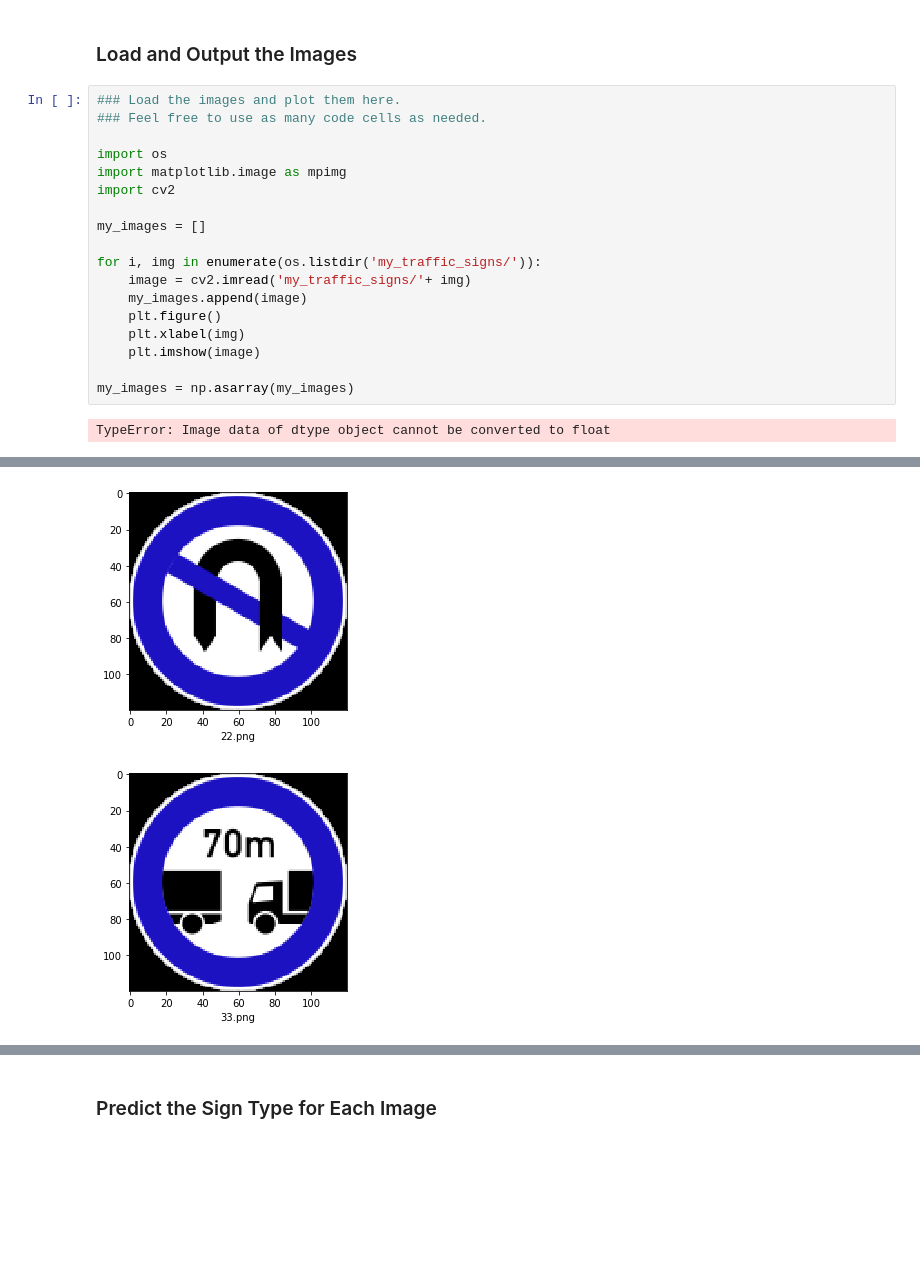
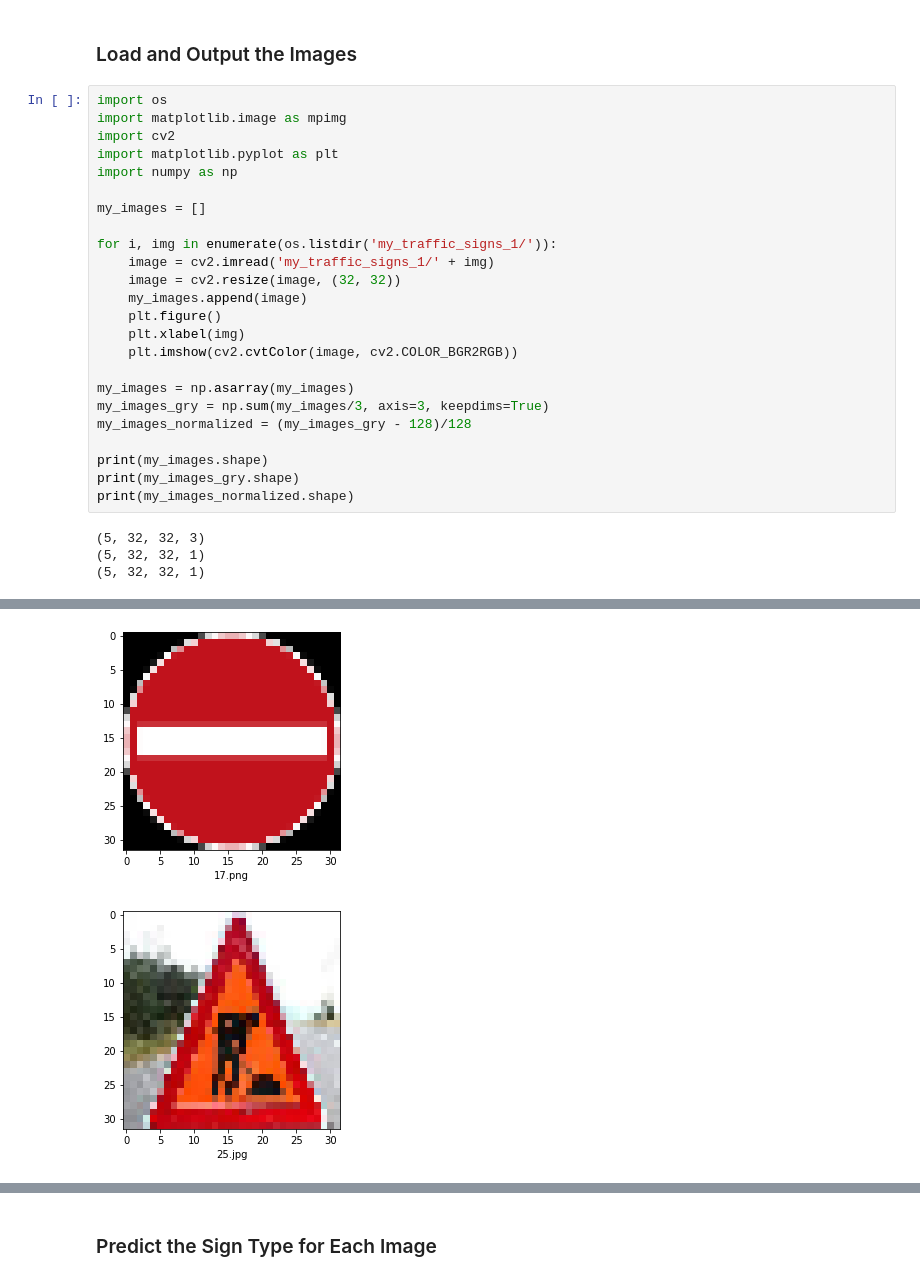
Before and after one commit to Hyun5/CarND-Traffic-Sign-Classifier-Project, a Jupyter notebook: Traffic_Sign_Classifier.ipynb, the cells around one changed output, grey strips where cells are left out. Cells and saved outputs as stored; diff of their text form; blank space fills up the shorter version.

```diff
--- a/Traffic_Sign_Classifier.ipynb
+++ b/Traffic_Sign_Classifier.ipynb
@@ -352,22 +379,30 @@ You may find `signnames.csv` useful as it contains mappings from the class id (i
 # %% [markdown]
 ### Load and Output the Images
 # %%
-### Load the images and plot them here.
-### Feel free to use as many code cells as needed.
-
 import os
 import matplotlib.image as mpimg
 import cv2
+import matplotlib.pyplot as plt
+import numpy as np
 
 my_images = []
 
-for i, img in enumerate(os.listdir('my_traffic_signs/')):
-    image = cv2.imread('my_traffic_signs/'+ img)
+for i, img in enumerate(os.listdir('my_traffic_signs_1/')):
+    image = cv2.imread('my_traffic_signs_1/' + img)
+    image = cv2.resize(image, (32, 32))
     my_images.append(image)
     plt.figure()
     plt.xlabel(img)
-    plt.imshow(image)
+    plt.imshow(cv2.cvtColor(image, cv2.COLOR_BGR2RGB))
 
 my_images = np.asarray(my_images)
+my_images_gry = np.sum(my_images/3, axis=3, keepdims=True)
+my_images_normalized = (my_images_gry - 128)/128
+
+print(my_images.shape)
+print(my_images_gry.shape)
+print(my_images_normalized.shape)
 # %% [output]
-TypeError: Image data of dtype object cannot be converted to float
+(5, 32, 32, 3)
+(5, 32, 32, 1)
+(5, 32, 32, 1)
@@ -375,2 +410,2 @@ TypeError: Image data of dtype object cannot be converted to float
-[figure, old version]
+[figure, new version]
-[figure, old version]
+[figure, new version]
```
Also changed, not shown: parts of 11 cells of this notebook.
